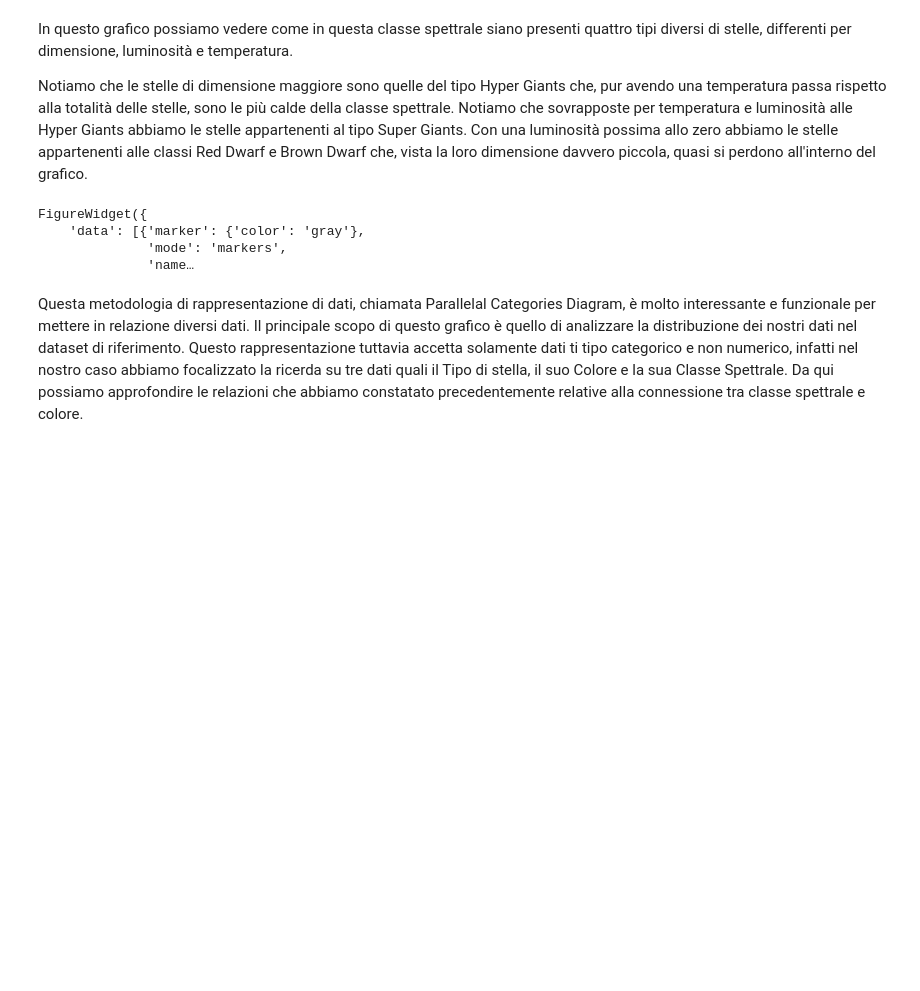
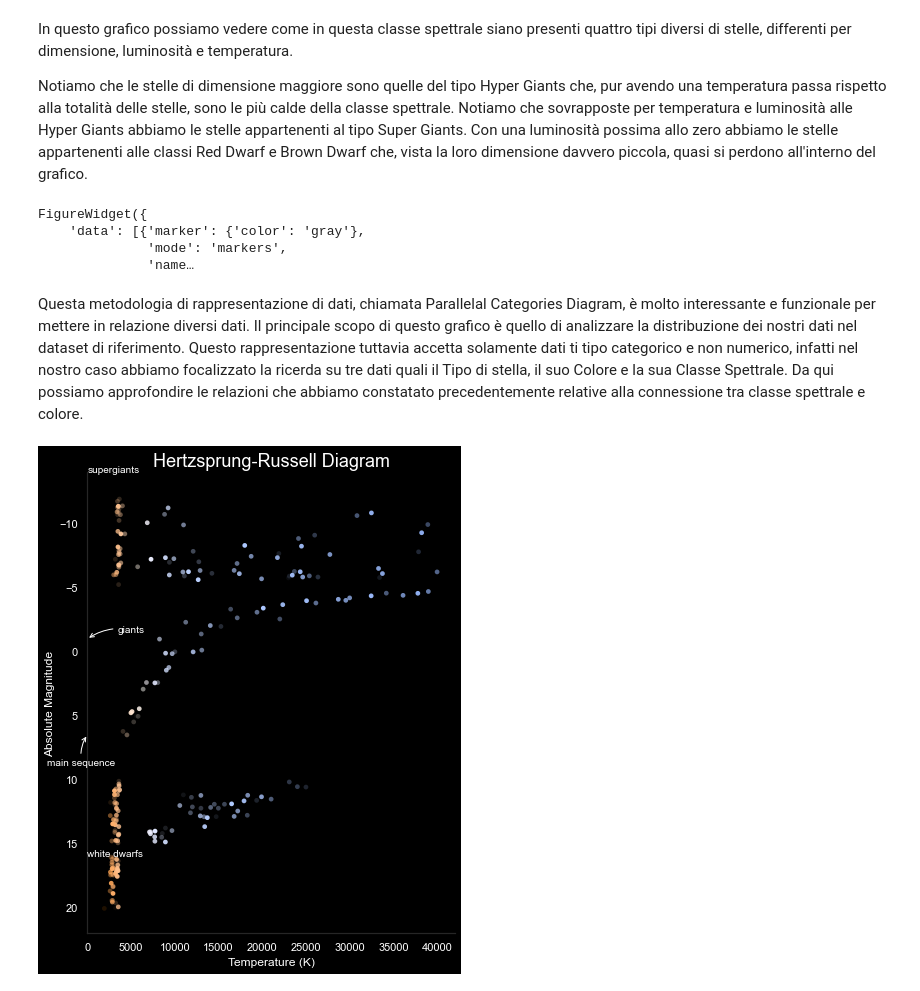
Before and after one commit to riccardomirarchi/nasastarsclassification, a Jupyter notebook: plots.ipynb, the cells around one changed output. Saved outputs shown, nothing was run; the diff lists cells and outputs as text; code cells hidden in the pictures; blank space fills up the shorter version.

Commit message:
added hr diagram, cool :)

```diff
--- a/plots.ipynb
+++ b/plots.ipynb
@@ -423,3 +424,98 @@ FigureWidget({
 # %% [markdown]
 Questa metodologia di rappresentazione di dati, chiamata Parallelal Categories Diagram, è molto interessante e funzionale per mettere in relazione diversi dati. Il principale scopo di questo grafico è quello di analizzare la distribuzione dei nostri dati nel dataset di riferimento. Questo rappresentazione tuttavia accetta solamente dati ti tipo categorico e non numerico, infatti nel nostro caso abbiamo focalizzato la ricerda su tre dati quali il Tipo di stella, il suo Colore e la sua Classe Spettrale.
 Da qui possiamo approfondire le relazioni che abbiamo constatato precedentemente relative alla connessione tra classe spettrale e colore.
+# %%
+def temp2rgb(t):
+    r,g,b = 0,0,0
+
+    temp = t / 100
+
+    #red
+    if temp <= 66: r = 255
+    else:
+        r = temp - 60
+        r = 329.698727446 * (r ** -0.1332047592)
+        if r < 0: r = 0
+        if r > 255: r = 255
+
+    #green
+    if temp <= 66:
+        g = temp
+        g = 99.4708025861 * np.log(g) - 161.1195681661
+        if g < 0: g = 0
+        if g > 255: g = 255
+    else:
+        g = temp - 60
+        g = 288.1221695283 * (g ** -0.0755148492)
+        if g < 0: g = 0
+        if g > 255: g = 255
+
+    #blue
+    if temp >= 66: b = 255
+    else:
+        if temp <= 19: b = 0
+        else:
+            b = temp -10
+            b = 138.5177312231 * np.log(b) - 305.0447927307
+            if b < 0: g = 0
+            if b > 255: g = 255
+
+    return [r/255, g/255, b/255, np.random.ranf()]
+
+color = df['Temperature'].apply(temp2rgb)
+
+# cannot use this plot with normalized data
+df = pd.read_csv("Stars_manipulated.csv")
+
+fig = plt.figure(
+    figsize=(6, 8),
+    facecolor='black',
+    dpi=72)
+
+ax = fig.add_axes([.1, .1, .85, .8])
+ax.set_facecolor('black')
+ax.spines['right'].set_visible(False)
+ax.spines['top'].set_visible(False)
+
+ax.set_title('Hertzsprung-Russell Diagram', fontsize=18, color='white')
+
+ax.title.set_position([.5, 1.03])
+ax.set_xlabel('Temperature (K)', color='white')
+ax.set_ylabel('Absolute Magnitude', color='white')
+ax.tick_params(colors='white')
+
+ax.set_ylim(22, -14)
+ax.set_xlim(0, 42000)
+
+ax.annotate(
+    'main sequence', xy=(.6, 6.5), xycoords='data',
+    fontsize='small', color='white',
+    xytext=(-40, -30), textcoords='offset points',
+    arrowprops=dict(
+        arrowstyle="->",
+        connectionstyle="arc3,rad=-.2",
+        color='white'))
+ax.annotate(
+    'giants', xy=(1.8, -1), xycoords='data',
+    fontsize='small', color='white',
+    xytext=(30, 7), textcoords='offset points',
+    arrowprops=dict(
+        arrowstyle="->",
+        connectionstyle="arc3,rad=.2",
+        color='white'))
+ax.annotate(
+    'supergiants', xy=(.5, -14), xycoords='data',
+    fontsize='small', color='white')
+ax.annotate(
+    'white dwarfs', xy=(0, 16), xycoords='data',
+    fontsize='small', color='white')
+
+ax.scatter(
+    df['Temperature'],
+    df['A_M'],
+    marker='.',
+    s=[90] * len(df),
+    facecolors=color,
+    linewidth=0);
+# %% [output]
+[figure, added]
```
Also changed, not shown: parts of 3 cells of this notebook.
